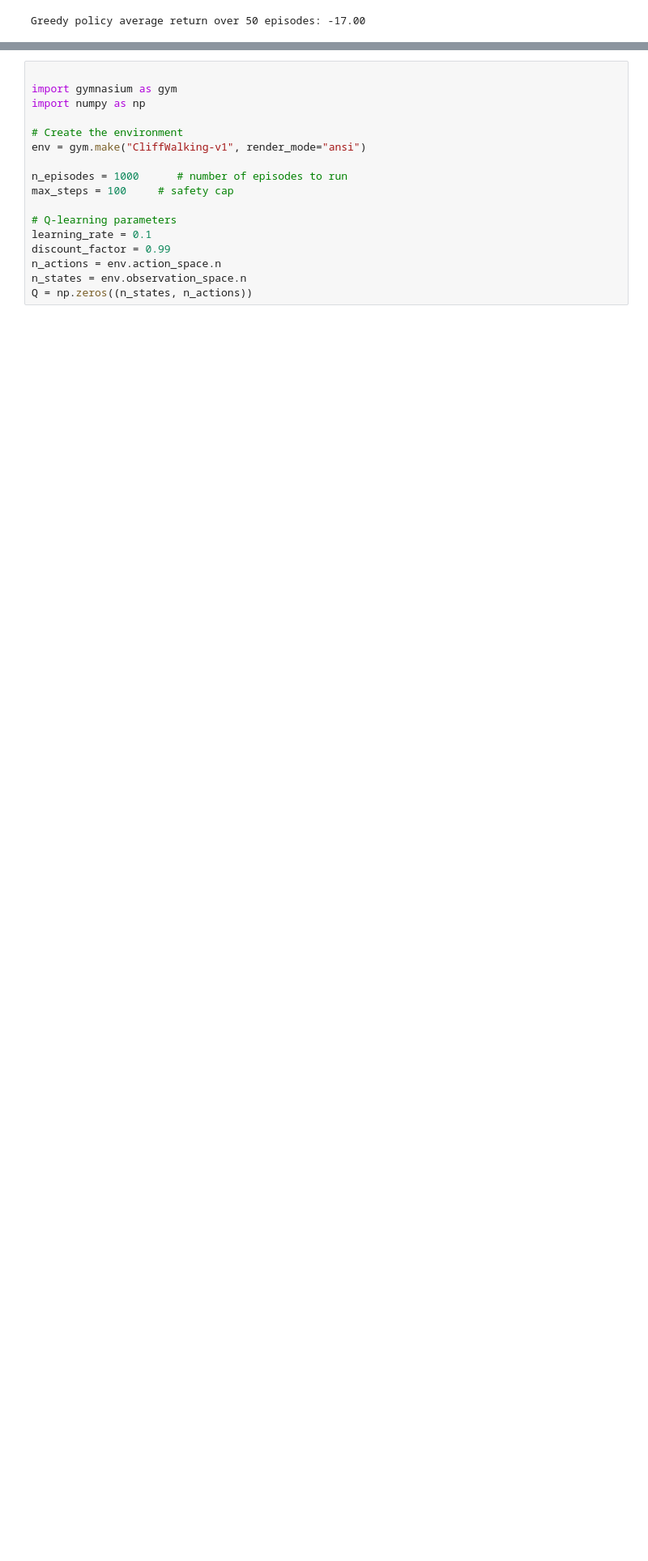
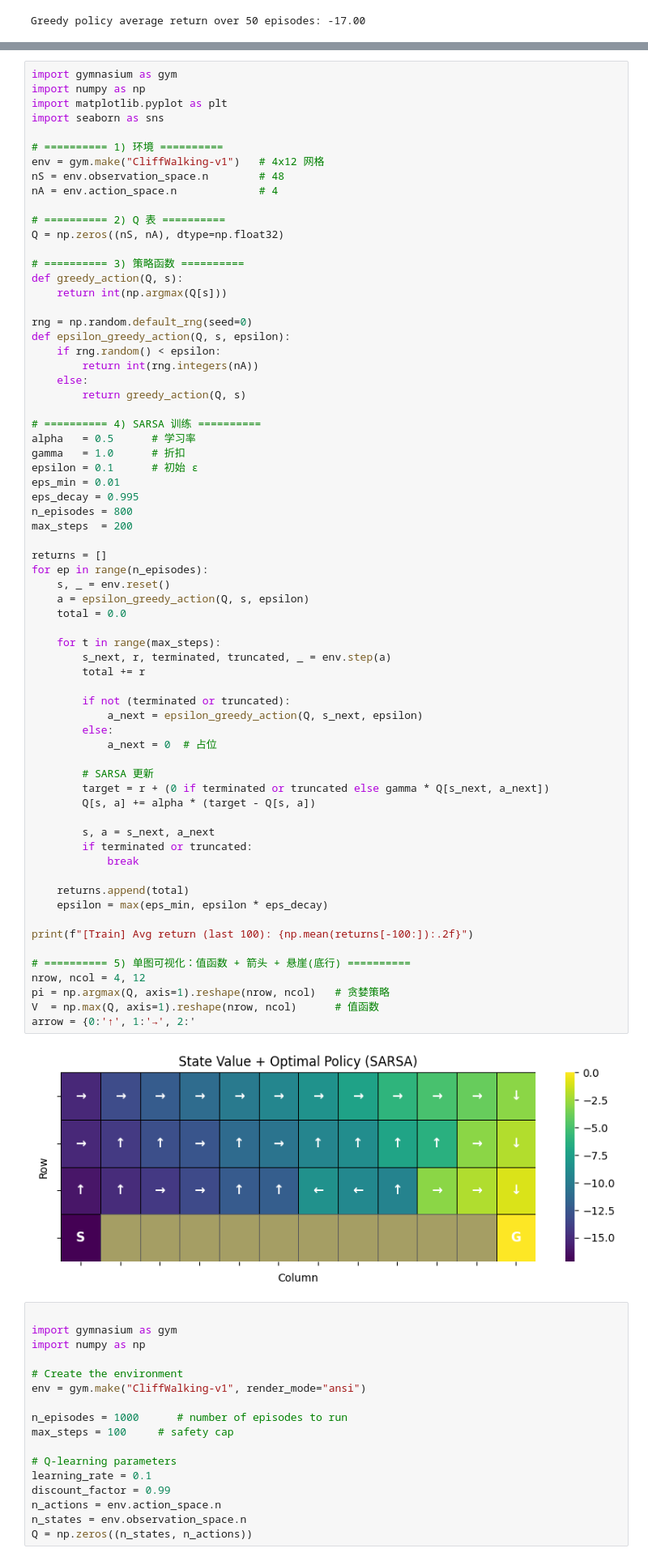
Before and after one commit to ddcreating/RL_code, a Jupyter notebook: lab3_TD_Learning.ipynb, the cells around one changed output, grey strips where cells are left out. Shown at 81% size. Drawn from its saved outputs; the diff is of its cells as text; blank space fills up the shorter version.

```diff
--- a/lab3_TD_Learning.ipynb
+++ b/lab3_TD_Learning.ipynb
@@ -235,3 +197,72 @@ plt.show()
+# %%
+import gymnasium as gym
+import numpy as np
+import matplotlib.pyplot as plt
+import seaborn as sns
+
+# ========== 1) 环境 ==========
+env = gym.make("CliffWalking-v1")   # 4x12 网格
+nS = env.observation_space.n        # 48
+nA = env.action_space.n             # 4
+
+# ========== 2) Q 表 ==========
+Q = np.zeros((nS, nA), dtype=np.float32)
+
+# ========== 3) 策略函数 ==========
+def greedy_action(Q, s):
+    return int(np.argmax(Q[s]))
+
+rng = np.random.default_rng(seed=0)
+def epsilon_greedy_action(Q, s, epsilon):
+    if rng.random() < epsilon:
+        return int(rng.integers(nA))
+    else:
+        return greedy_action(Q, s)
+
+# ========== 4) SARSA 训练 ==========
+alpha   = 0.5      # 学习率
+gamma   = 1.0      # 折扣
+epsilon = 0.1      # 初始 ε
+eps_min = 0.01
+eps_decay = 0.995
+n_episodes = 800
+max_steps  = 200
+
+returns = []
+for ep in range(n_episodes):
+    s, _ = env.reset()
+    a = epsilon_greedy_action(Q, s, epsilon)
+    total = 0.0
+
+    for t in range(max_steps):
+        s_next, r, terminated, truncated, _ = env.step(a)
+        total += r
+
+        if not (terminated or truncated):
+            a_next = epsilon_greedy_action(Q, s_next, epsilon)
+        else:
+            a_next = 0  # 占位
+
+        # SARSA 更新
+        target = r + (0 if terminated or truncated else gamma * Q[s_next, a_next])
+        Q[s, a] += alpha * (target - Q[s, a])
+
+        s, a = s_next, a_next
+        if terminated or truncated:
+            break
+
+    returns.append(total)
+    epsilon = max(eps_min, epsilon * eps_decay)
+
+print(f"[Train] Avg return (last 100): {np.mean(returns[-100:]):.2f}")
+
+# ========== 5) 单图可视化：值函数 + 箭头 + 悬崖(底行) ==========
+nrow, ncol = 4, 12
+pi = np.argmax(Q, axis=1).reshape(nrow, ncol)   # 贪婪策略
+V  = np.max(Q, axis=1).reshape(nrow, ncol)      # 值函数
+arrow = {0:'↑', 1:'→', 2:'
+# %% [output]
+[figure, added]
 # %%
 
 import gymnasium as gym
```
Also changed, not shown: parts of 1 cell of this notebook.
